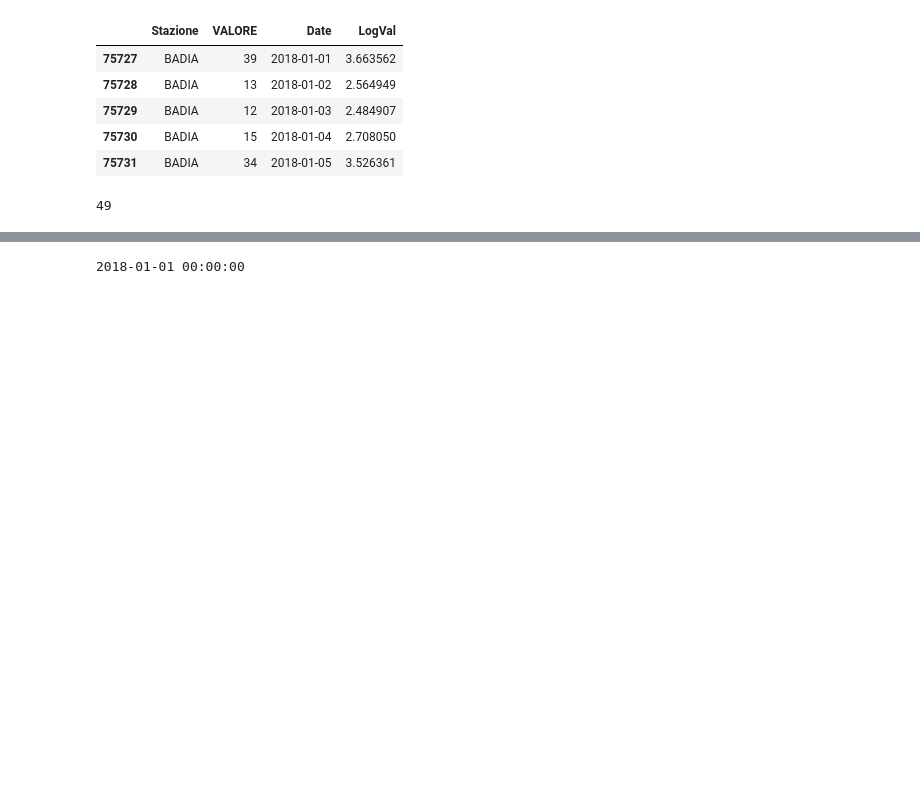
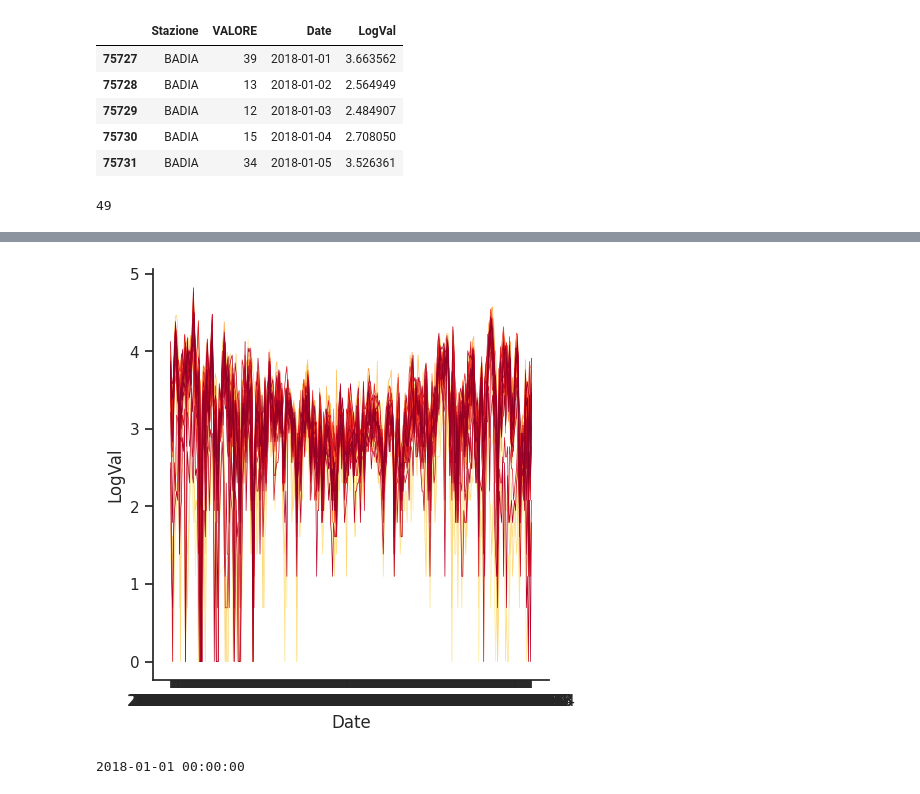
Before and after one commit to CostanzaCantalini/bayes_colab, a Jupyter notebook: data/analisi_esplorativa_tesi.ipynb, the cells around one changed output, grey strips where cells are left out. Saved outputs shown, nothing was run; the diff lists cells and outputs as text; code cells hidden in the pictures; blank space fills up the shorter version.

```diff
--- a/data/analisi_esplorativa_tesi.ipynb
+++ b/data/analisi_esplorativa_tesi.ipynb
@@ -65,3 +61,13 @@ sns.relplot(
+# %%
+
+g = sns.relplot(
+    data=final_df,
+    x="Date", y="LogVal",
+    kind="line",hue="Stazione",palette=palette,linewidth=0.5
+)
+g._legend.remove()
+# %% [output]
+[figure, added]
 # %%
 d = "2018-W1"
 r = datetime.datetime.strptime(d + '-1', "%Y-W%W-%w")
```
Also changed, not shown: parts of 8 cells of this notebook.
